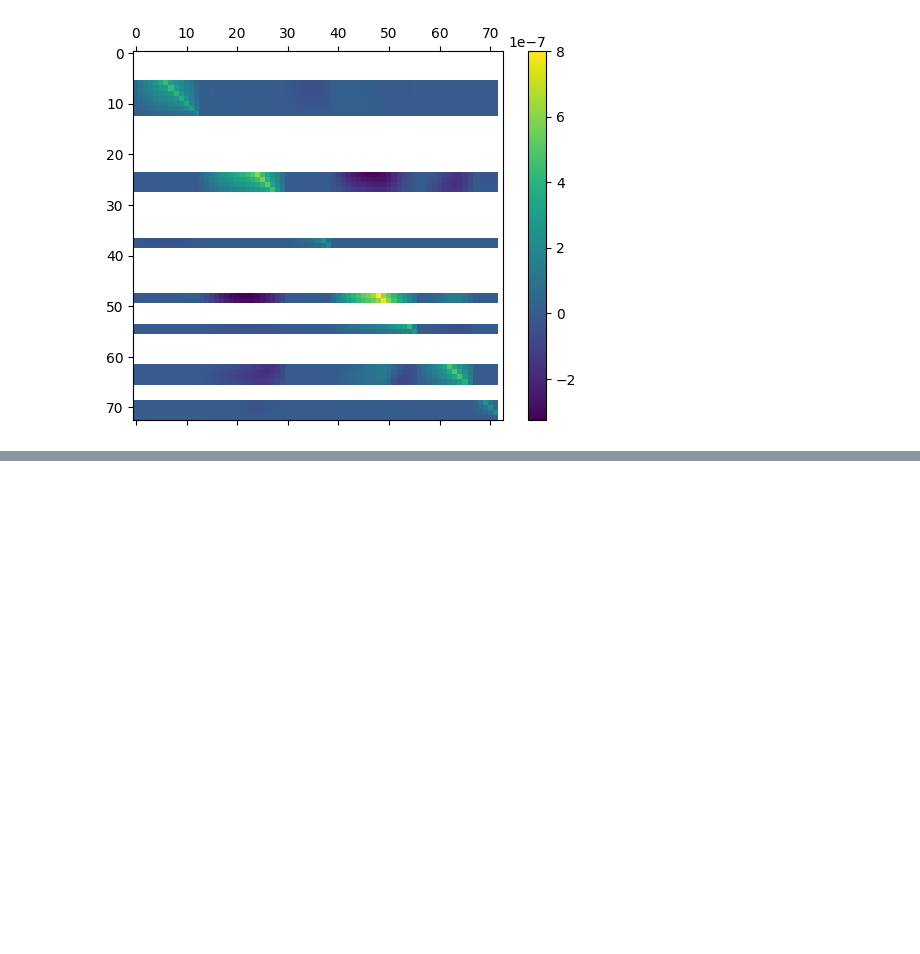
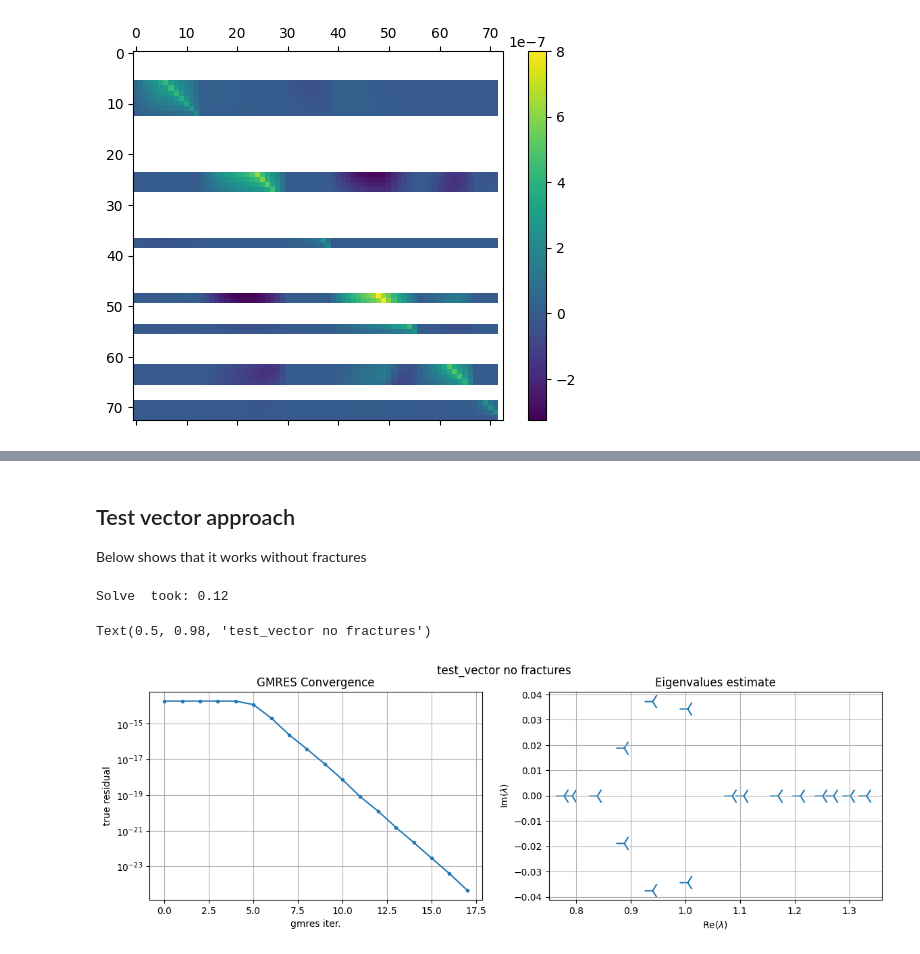
Before and after one commit to pmgbergen/FTHM-Solver, a Jupyter notebook: fpm/fixed_st.ipynb, the cells around one changed output, grey strips where cells are left out. Saved outputs shown, nothing was run; the diff lists cells and outputs as text; code cells hidden in the pictures; blank space fills up the shorter version.

```diff
--- a/fpm/fixed_st.ipynb
+++ b/fpm/fixed_st.ipynb
@@ -575,0 +376,21 @@ spy(stab)
+# %% [markdown]
+## Test vector approach
+
+Below shows that it works without fractures
+# %%
+schema = SolveSchema(
+    groups=[1],
+    solve=lambda bmat: PetscAMGMechanics(mat=bmat.mat, dim=model.nd),
+    invertor_type="test_vector",
+    complement=SolveSchema(
+        groups=[0],
+        solve=lambda bmat: PetscAMGFlow(bmat.mat),
+    ),
+)
+mat_permuted, prec = make_solver(schema=schema, mat_orig=J)
+solve_petsc(mat_permuted.mat, prec, mat_permuted.local_rhs(rhs))
+plt.suptitle('test_vector no fractures')
+# %% [output]
+Solve  took: 0.12
+Text(0.5, 0.98, 'test_vector no fractures')
+[figure, added]
```
Also changed, not shown: parts of 47 cells of this notebook, 7 other files.
